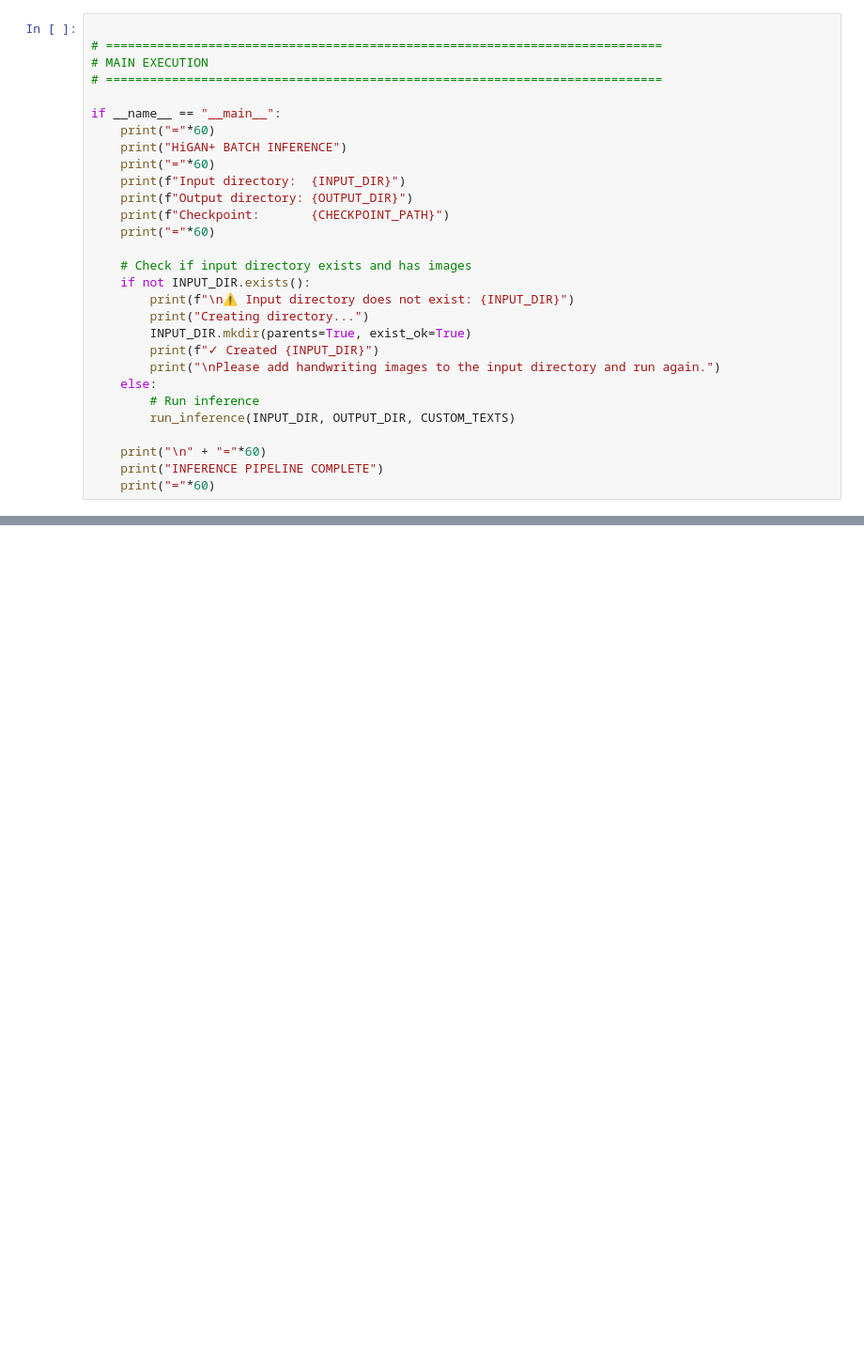
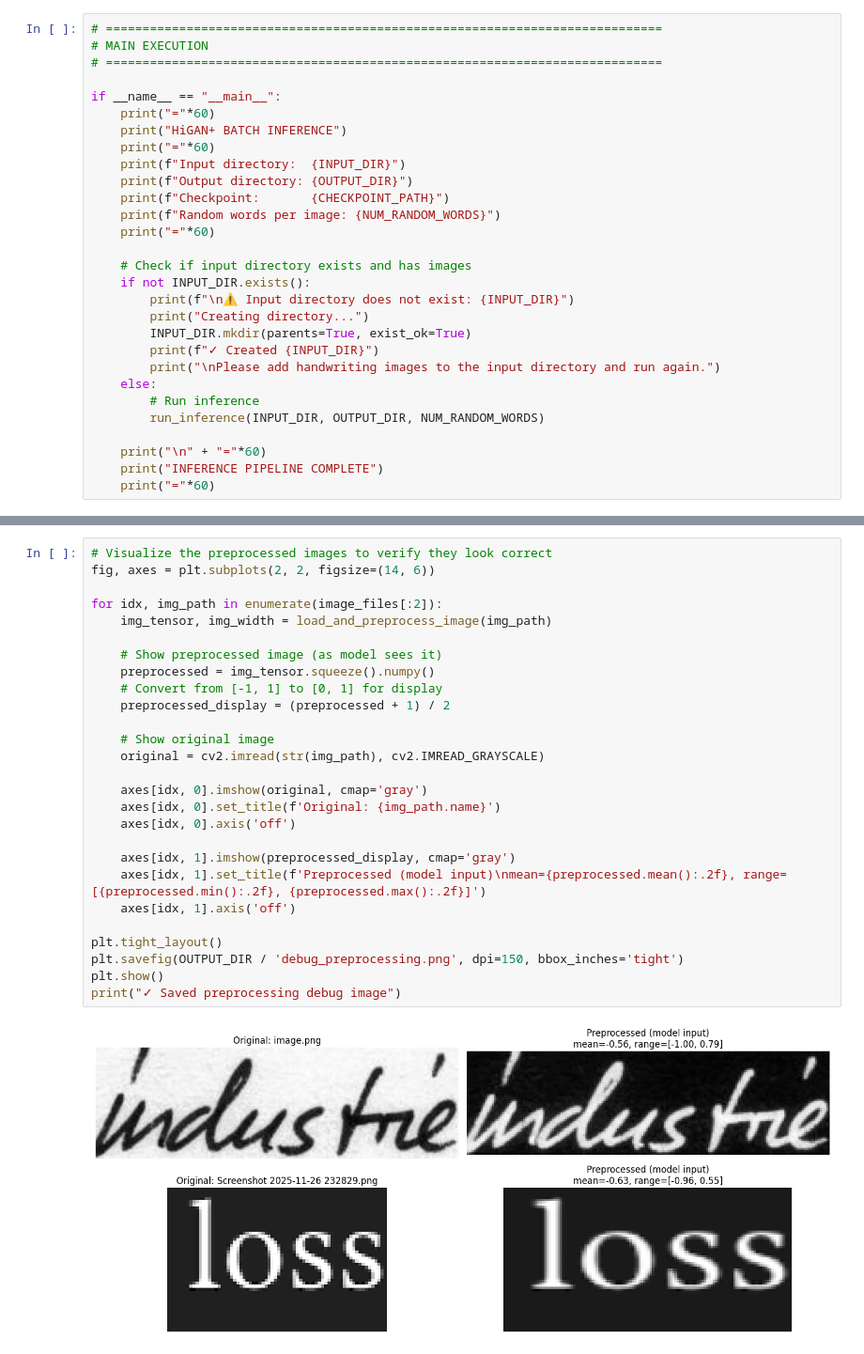
Before and after one commit to akshat3144/handwriting_autocomplete_system, a Jupyter notebook: phase3_style_transfer/inference.ipynb, the cells around one changed output, grey strips where cells are left out. Shown: that part at 94% size. Cells and saved outputs as stored; diff of their text form; blank space fills up the shorter version.

```diff
--- a/phase3_style_transfer/inference.ipynb
+++ b/phase3_style_transfer/inference.ipynb
@@ -331,5 +381,4 @@ INFERENCE PIPELINE COMPLETE
 # %%
-
 # ============================================================================
 # MAIN EXECUTION
 # ============================================================================
@@ -341,6 +390,7 @@ if __name__ == "__main__":
     print(f"Input directory:  {INPUT_DIR}")
     print(f"Output directory: {OUTPUT_DIR}")
     print(f"Checkpoint:       {CHECKPOINT_PATH}")
+    print(f"Random words per image: {NUM_RANDOM_WORDS}")
     print("="*60)
 
     # Check if input directory exists and has images
@@ -352,7 +402,7 @@ if __name__ == "__main__":
         print("\nPlease add handwriting images to the input directory and run again.")
     else:
         # Run inference
-        run_inference(INPUT_DIR, OUTPUT_DIR, CUSTOM_TEXTS)
+        run_inference(INPUT_DIR, OUTPUT_DIR, NUM_RANDOM_WORDS)
 
     print("\n" + "="*60)
     print("INFERENCE PIPELINE COMPLETE")
@@ -359,0 +490,29 @@ if __name__ == "__main__":
+# %%
+# Visualize the preprocessed images to verify they look correct
+fig, axes = plt.subplots(2, 2, figsize=(14, 6))
+
+for idx, img_path in enumerate(image_files[:2]):
+    img_tensor, img_width = load_and_preprocess_image(img_path)
+
+    # Show preprocessed image (as model sees it)
+    preprocessed = img_tensor.squeeze().numpy()
+    # Convert from [-1, 1] to [0, 1] for display
+    preprocessed_display = (preprocessed + 1) / 2
+
+    # Show original image
+    original = cv2.imread(str(img_path), cv2.IMREAD_GRAYSCALE)
+
+    axes[idx, 0].imshow(original, cmap='gray')
+    axes[idx, 0].set_title(f'Original: {img_path.name}')
+    axes[idx, 0].axis('off')
+
+    axes[idx, 1].imshow(preprocessed_display, cmap='gray')
+    axes[idx, 1].set_title(f'Preprocessed (model input)\nmean={preprocessed.mean():.2f}, range=[{preprocessed.min():.2f}, {preprocessed.max():.2f}]')
+    axes[idx, 1].axis('off')
+
+plt.tight_layout()
+plt.savefig(OUTPUT_DIR / 'debug_preprocessing.png', dpi=150, bbox_inches='tight')
+plt.show()
+print("✓ Saved preprocessing debug image")
+# %% [output]
+[figure, added]
```
Also changed, not shown: parts of 5 cells of this notebook, 38 other files.
